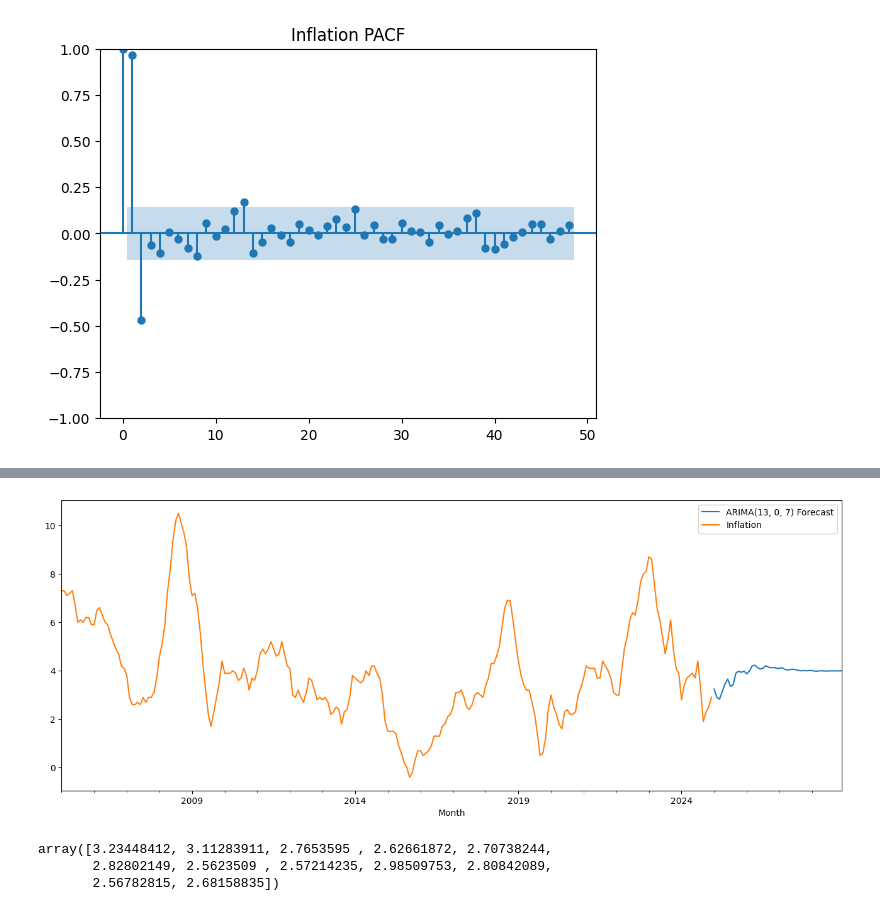
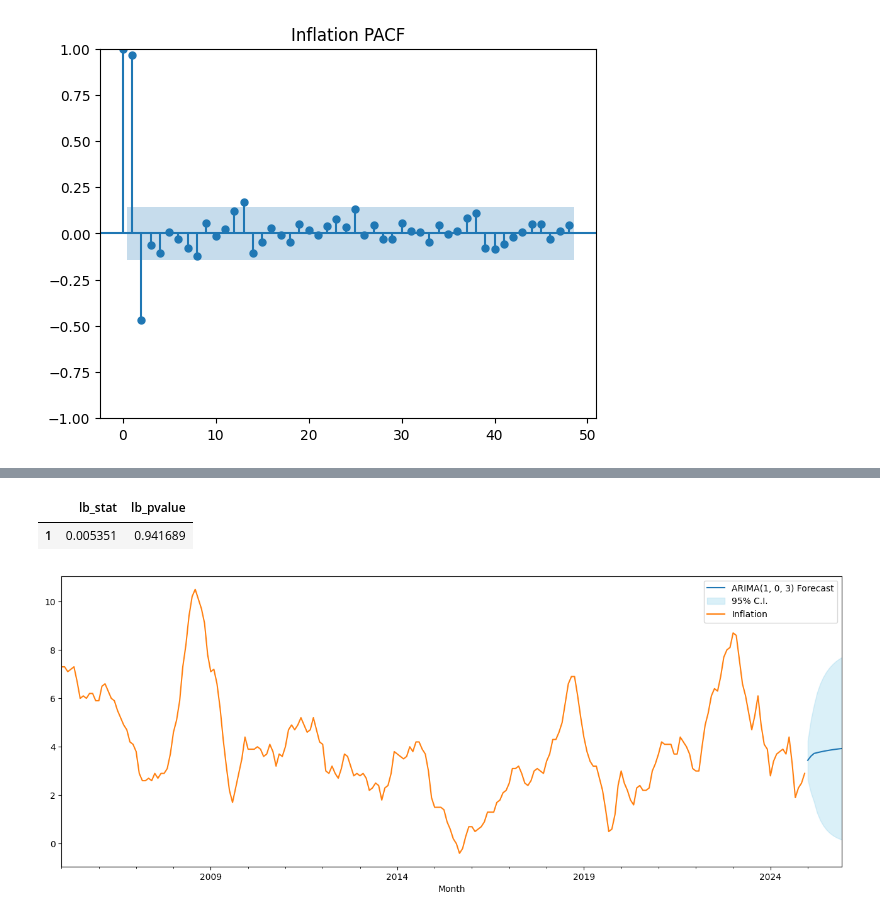
Before and after one commit to niceWizzard/mathmod_proj, a Jupyter notebook: inflation_ARIMA.ipynb, the cells around one changed output, grey strips where cells are left out. Drawn from its saved outputs; the diff is of its cells as text; code cells hidden in the pictures.

```diff
--- a/inflation_ARIMA.ipynb
+++ b/inflation_ARIMA.ipynb
@@ -31,8 +33,7 @@ from models import arima_grid_search
 import warnings
 warnings.filterwarnings("ignore")
 
-model, data, model_list = arima_grid_search(train, test,0, possible_ar=[1,2,13], possible_ma=range(1,8), criteria="aic", log=False)
-
+model, data, model_list = arima_grid_search(train, test, d=0, possible_ar=[0,1,2, 13], possible_ma=range(0,8), criteria="aic", log=False, remove_insignificant=True)
 model_list
 # %% [output]
 The Inflation is Stationary (p-value: 0.0485958) | (Statistic: -2.8729)
@@ -56,27 +110,13 @@ The Inflation is Stationary (p-value: 0.0485958) | (Statistic: -2.8729)
+# %%
+from statsmodels.stats.diagnostic import acorr_ljungbox
+
+acorr_ljungbox(model.resid, lags=1, return_df=True)
+# %% [output]
+|  | lb_stat | lb_pvalue |
+| 1 | 0.005351 | 0.941689 |
 # %%
 from models import ARIMA_forecast
 
-ARIMA_forecast(df["Inflation"], len(test), order=data.order)
+ARIMA_forecast(df["Inflation"], 12, order=data.order)
 # %% [output]
-[figure, old version]
+[figure, new version]
-# %%
-from statsmodels.tsa.statespace.sarimax import SARIMAX
-import matplotlib.pyplot as plt
-from scipy.stats import boxcox
-from scipy.special import inv_boxcox
-
-# ARIMA(df, order=(4,0,7)).fit().get_forecast(12).summary_frame().plot(figsize=(18,6))
-alpha = df.min().iloc[0] + 1
-adf = df + alpha
-data, l = boxcox(adf["Inflation"])
-
-f = SARIMAX(data, order=(13,0,7)).fit().forecast(12)
-
-f = inv_boxcox(f - alpha, l)
-
-# f.plot(figsize=(18,6))
-f
-# %% [output]
-array([3.23448412, 3.11283911, 2.7653595 , 2.62661872, 2.70738244,
-       2.82802149, 2.5623509 , 2.57214235, 2.98509753, 2.80842089,
-       2.56782815, 2.68158835])
```
Also changed, not shown: parts of 6 cells of this notebook, 2 other files.
